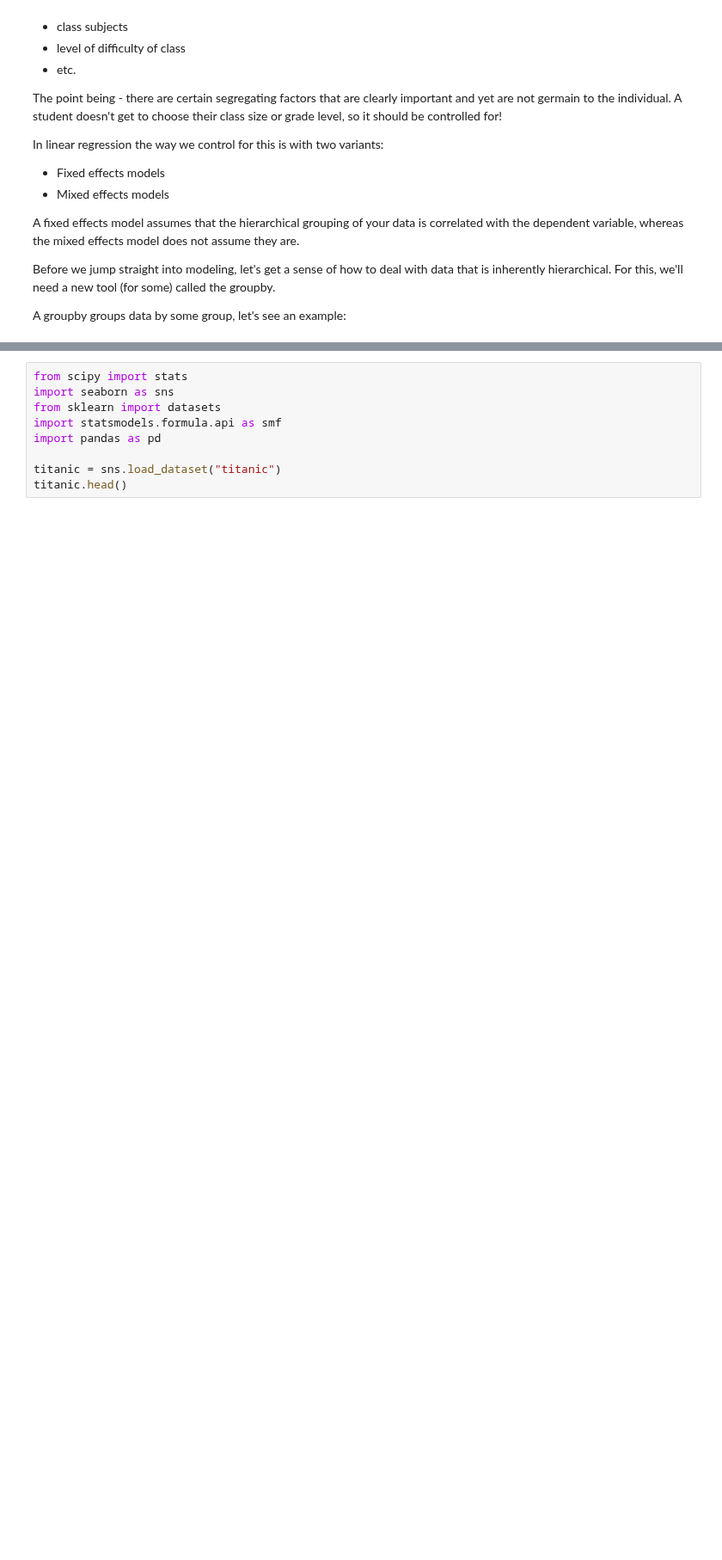
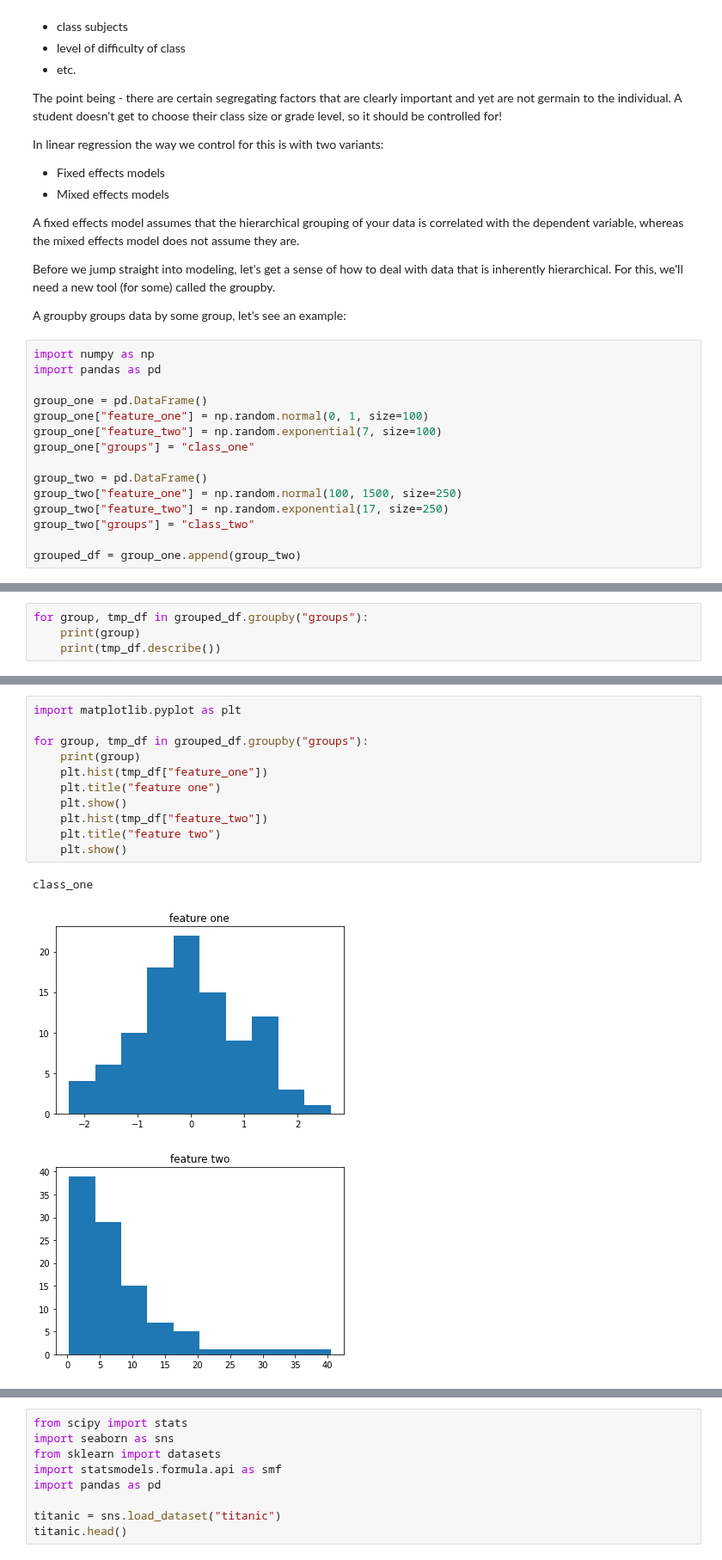
Before and after one commit to EricSchles/datascience_book, a Jupyter notebook: An Introduction to Regression - 03.ipynb, the cells around one changed output, grey strips where cells are left out. Shown at 86% size. Cells and saved outputs as stored; diff of their text form; blank space fills up the shorter version.

```diff
--- a/An Introduction to Regression - 03.ipynb
+++ b/An Introduction to Regression - 03.ipynb
@@ -1548,3 +1548,18 @@ A fixed effects model assumes that the hierarchical grouping of your data is cor
 Before we jump straight into modeling, let's get a sense of how to deal with data that is inherently hierarchical.  For this, we'll need a new tool (for some) called the groupby.
 
 A groupby groups data by some group, let's see an example:
+# %%
+import numpy as np
+import pandas as pd
+
+group_one = pd.DataFrame()
+group_one["feature_one"] = np.random.normal(0, 1, size=100)
+group_one["feature_two"] = np.random.exponential(7, size=100)
+group_one["groups"] = "class_one"
+
+group_two = pd.DataFrame()
+group_two["feature_one"] = np.random.normal(100, 1500, size=250)
+group_two["feature_two"] = np.random.exponential(17, size=250)
+group_two["groups"] = "class_two"
+
+grouped_df = group_one.append(group_two)
@@ -1550,0 +1572,4 @@ A groupby groups data by some group, let's see an example:
+# %%
+for group, tmp_df in grouped_df.groupby("groups"):
+    print(group)
+    print(tmp_df.describe())
@@ -1550,0 +1599,15 @@ A groupby groups data by some group, let's see an example:
+# %%
+import matplotlib.pyplot as plt
+
+for group, tmp_df in grouped_df.groupby("groups"):
+    print(group)
+    plt.hist(tmp_df["feature_one"])
+    plt.title("feature one")
+    plt.show()
+    plt.hist(tmp_df["feature_two"])
+    plt.title("feature two")
+    plt.show()
+# %% [output]
+class_one
+[figure, added]
+[figure, added]
```
Also changed, not shown: parts of 5 cells of this notebook.
